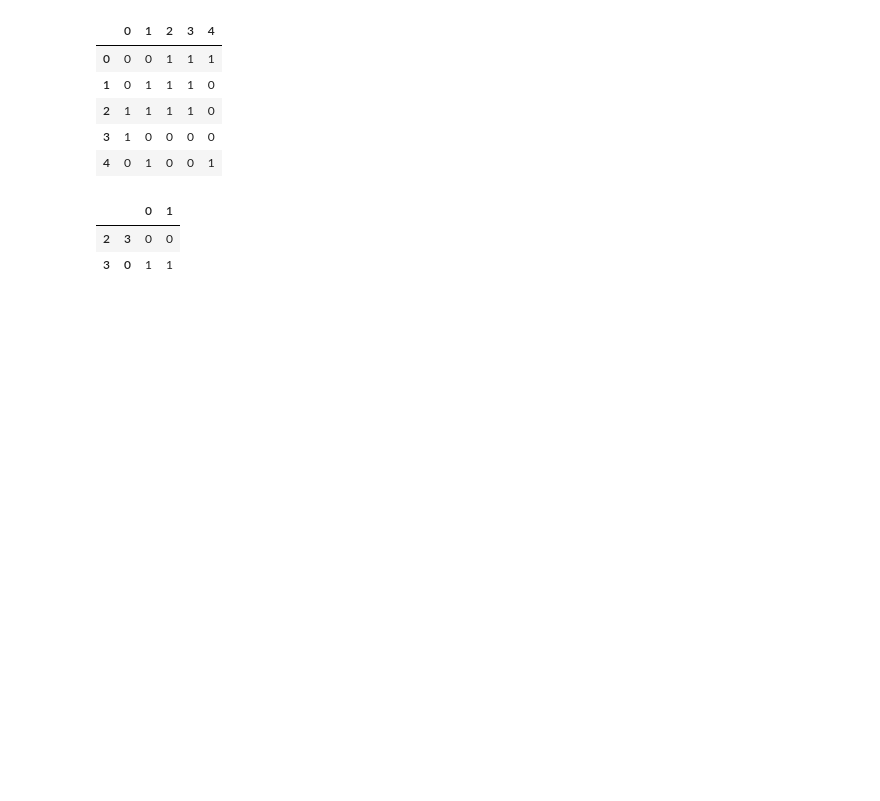
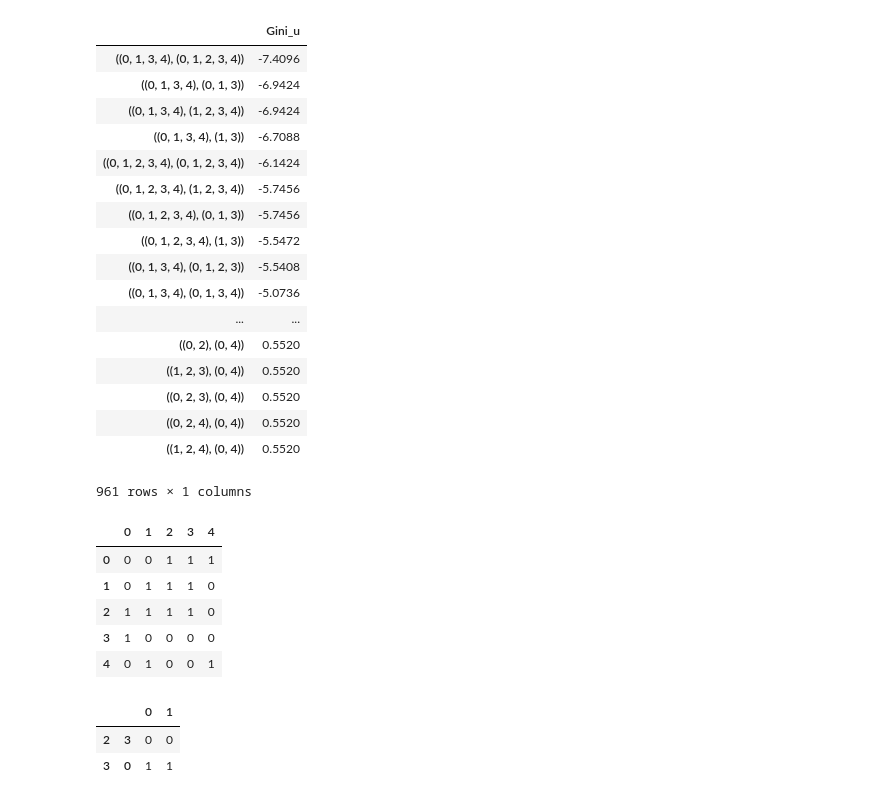
Before and after one commit to Haoyu2/DMLab-2020Spring, a Jupyter notebook: _gini.ipynb, the cells around one changed output. Saved outputs shown, nothing was run; the diff lists cells and outputs as text; code cells hidden in the pictures; blank space fills up the shorter version.

```diff
--- a/_gini.ipynb
+++ b/_gini.ipynb
@@ -79,3 +129,24 @@ class OrBi():
+# %%
+df_giniu_all.sort_values(by=['Gini_u'])
+# %% [output]
+|  | Gini_u |
+| ((0, 1, 3, 4), (0, 1, 2, 3, 4)) | -7.4096 |
+| ((0, 1, 3, 4), (0, 1, 3)) | -6.9424 |
+| ((0, 1, 3, 4), (1, 2, 3, 4)) | -6.9424 |
+| ((0, 1, 3, 4), (1, 3)) | -6.7088 |
+| ((0, 1, 2, 3, 4), (0, 1, 2, 3, 4)) | -6.1424 |
+| ((0, 1, 2, 3, 4), (1, 2, 3, 4)) | -5.7456 |
+| ((0, 1, 2, 3, 4), (0, 1, 3)) | -5.7456 |
+| ((0, 1, 2, 3, 4), (1, 3)) | -5.5472 |
+| ((0, 1, 3, 4), (0, 1, 2, 3)) | -5.5408 |
+| ((0, 1, 3, 4), (0, 1, 3, 4)) | -5.0736 |
+| ... | ... |
+| ((0, 2), (0, 4)) | 0.5520 |
+| ((1, 2, 3), (0, 4)) | 0.5520 |
+| ((0, 2, 3), (0, 4)) | 0.5520 |
+| ((0, 2, 4), (0, 4)) | 0.5520 |
+| ((1, 2, 4), (0, 4)) | 0.5520 |
+961 rows × 1 columns
 # %%
 
 size = (5, 5)
```
Also changed, not shown: parts of 8 cells of this notebook, 2 other files.
